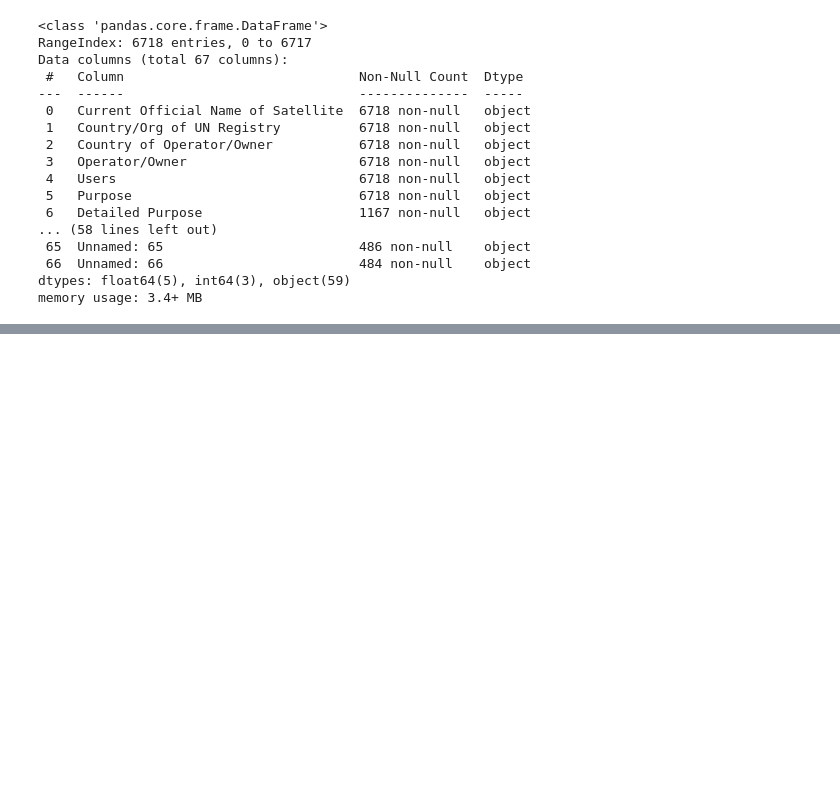
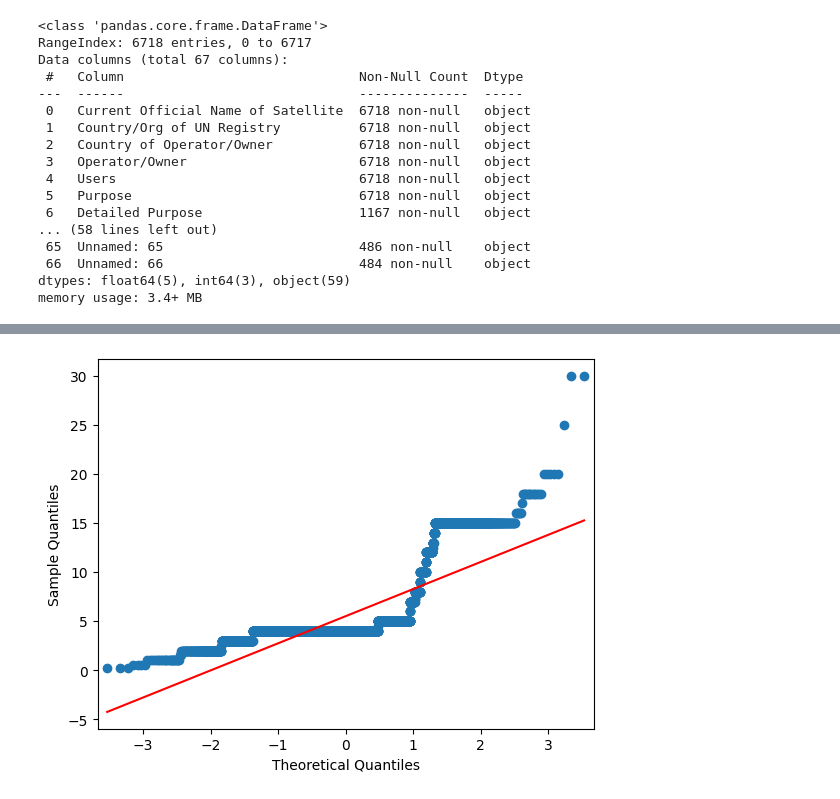
Before and after one commit to RobTheRobber/CO_Housing, a Jupyter notebook: exploration.ipynb, the cells around one changed output, grey strips where cells are left out. Saved outputs shown, nothing was run; the diff lists cells and outputs as text; code cells hidden in the pictures; blank space fills up the shorter version.

```diff
--- a/exploration.ipynb
+++ b/exploration.ipynb
@@ -57,0 +258,5 @@ Name: Country of Operator/Owner, Length: 104, dtype: int64
+# %%
+mil_sorted = y.sort_values()
+sm.qqplot(mil_sorted, line='r');
+# %% [output]
+[figure, added]
```
Also changed, not shown: parts of 27 cells of this notebook, 19 other files.
